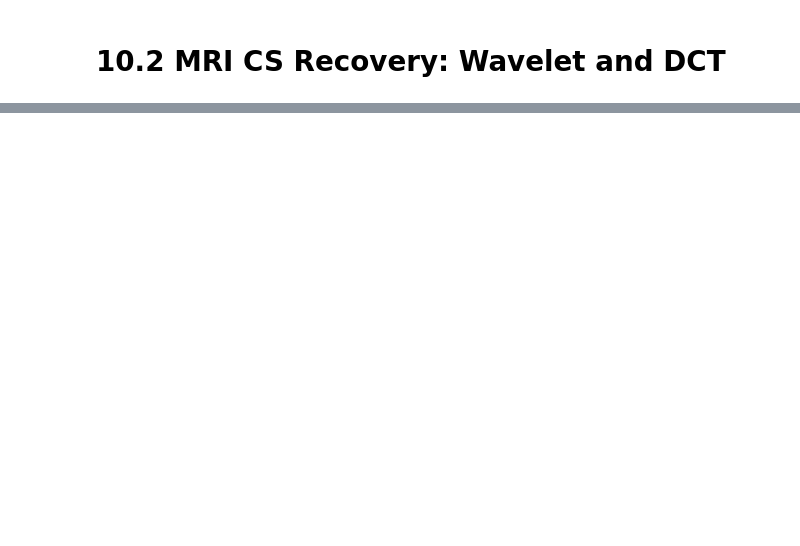
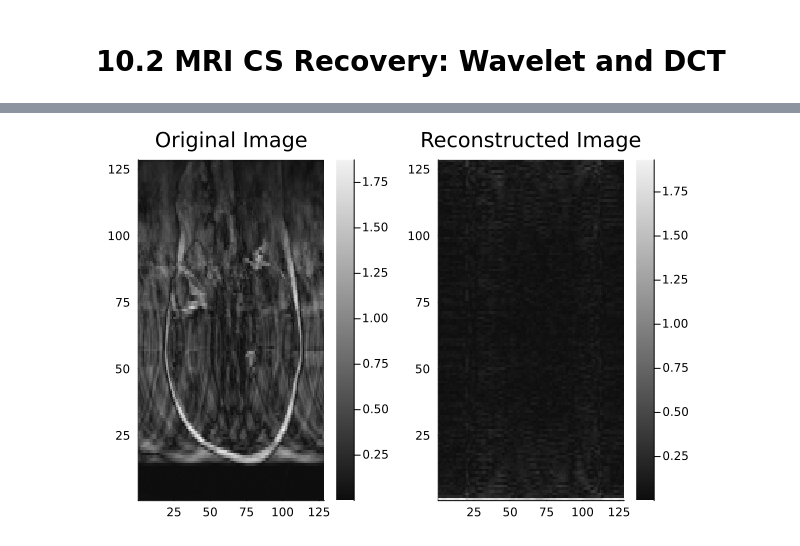
Before and after one commit to devbanthia/DataProcessing, a Jupyter notebook: cw3/DP-CW3-CIDxxxxxxxx.ipynb, the cells around one changed output, grey strips where cells are left out. Cells and saved outputs as stored; diff of their text form; code cells hidden in the pictures; blank space fills up the shorter version.

```diff
--- a/cw3/DP-CW3-CIDxxxxxxxx.ipynb
+++ b/cw3/DP-CW3-CIDxxxxxxxx.ipynb
@@ -517,0 +595,12 @@ ComplexF64[-2.6142386281961616 + 0.7577774439839305im, -1.3559536371731502 + 0.4
+# %%
+using Images
+using FFTW
+using Plots
+
+
+p1 = plot(heatmap(abs.(ifft(y)), color=:grays), title="Original Image", legend=false)
+p2 = plot(heatmap(abs.(ifft(X)), color=:grays), title="Reconstructed Image", legend=false)
+
+plot(p1, p2)
+# %% [output]
+[figure, added]
```
Also changed, not shown: parts of 2 cells of this notebook.
